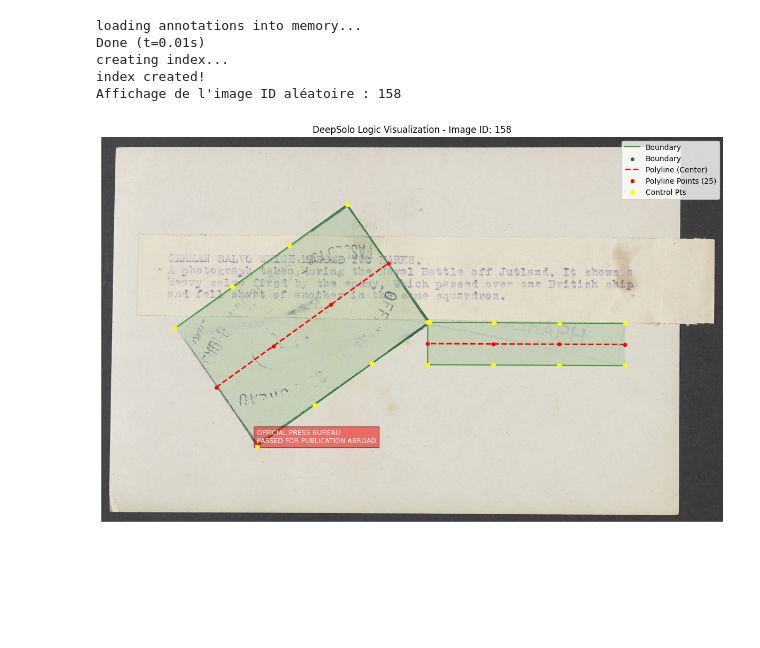
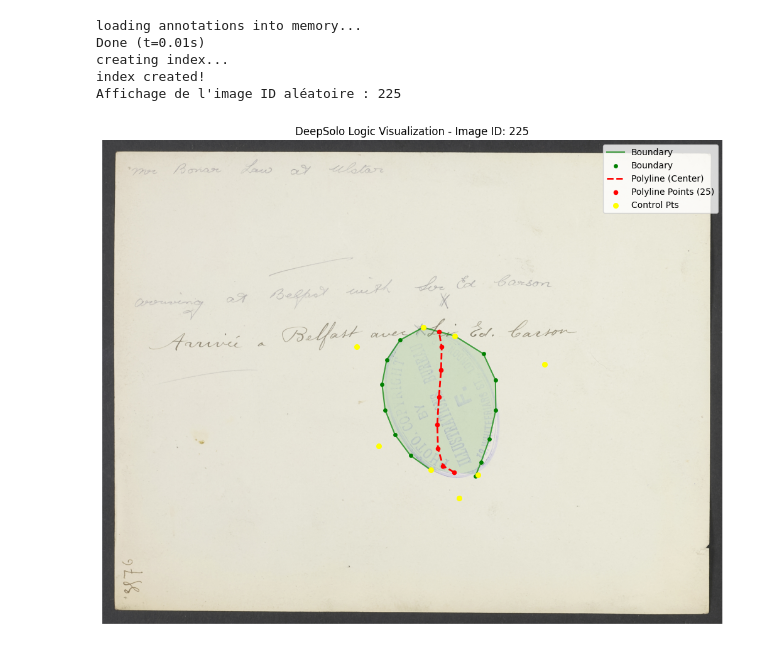
Before and after one commit to mchelali/SA-DETR, a Jupyter notebook: notebooks/bezier_analysis.ipynb, the cells around one changed output. Drawn from its saved outputs; the diff is of its cells as text; code cells hidden in the pictures; blank space fills up the shorter version.

Commit message:
Fix centre polyline in bezier_analysis notebook
The bottom curve was reversed twice, so each top point was averaged with
the opposite end of the bottom curve and the polyline collapsed onto the
instance centre. Use the same formula as adet/data/datasets/text.py.

Co-Authored-By: Claude Opus 5.5 <noreply@anthropic.com>

```diff
--- a/notebooks/bezier_analysis.ipynb
+++ b/notebooks/bezier_analysis.ipynb
@@ -59,14 +59,17 @@ def get_bezier_boundary(bezier_pts, num_pts=25):
         + np.outer(u**3, ctrl_pts[:, 3])
     )
 
-    # 4. Construction de la boundary fermée (Haut + Bas inversé)
+    # 4. Construction de la boundary fermée
     # boundary_points contient [x_top, y_top, x_bottom, y_bottom]
+    # Convention des annotations : le bas part de l'extrémité où finit le haut,
+    # donc haut + bas (ordre stocké) forment déjà un polygone fermé.
     top_line = boundary_points[:, :2]
-    bottom_line = boundary_points[:, 2:][::-1, :]  # Inverser pour fermer le polygone
+    bottom_line = boundary_points[:, 2:]
 
     boundary = np.vstack([top_line, bottom_line])
 
-    # 5. Calcul de la polyline (Ligne médiane)
+    # 5. Calcul de la polyline (Ligne médiane), identique à adet/data/datasets/text.py :
+    # on inverse le bas pour l'aligner point à point avec le haut
     polyline = (top_line + bottom_line[::-1, :]) / 2
 
     return boundary, polyline, bezier_pts
@@ -159,35 +162,34 @@ def visualize_deepsolo_with_coco(coco_api, img_id, img_dir, num_pts=25):
 # %%
 try:
     coco = COCO(ANNOTATIONS_JSON)
 except Exception as e:
     print(f"Erreur lors du chargement du JSON : {e}")
     # Pour tester sans fichier, on simule une ID
     coco = None
 
 
 # 3. Choisir une image à afficher
 
 # OPTION A : Choisir une ID d'image spécifique (ex: 0)
-my_img_id = 554
-# my_img_id = 551
-# my_img_id = 521
-my_img_id = 158
+
+# my_img_id = 158
+my_img_id = 225
 
 
 # OPTION B : Choisir une image au hasard parmi celles qui ont des annotations
 import random
 
 img_ids_with_anns = coco.getImgIds()  # Récupère toutes les IDs
 
 # my_img_id = random.choice(img_ids_with_anns)
 print(f"Affichage de l'image ID aléatoire : {my_img_id}")
 
 # for id in img_ids_with_anns:
-visualize_deepsolo_with_coco(coco, my_img_id, IMAGES_DIR, num_pts=4)
+visualize_deepsolo_with_coco(coco, my_img_id, IMAGES_DIR, num_pts=8)
 # %% [output]
 loading annotations into memory...
 Done (t=0.01s)
 creating index...
 index created!
-Affichage de l'image ID aléatoire : 158
+Affichage de l'image ID aléatoire : 225
-[figure, old version]
+[figure, new version]
```
